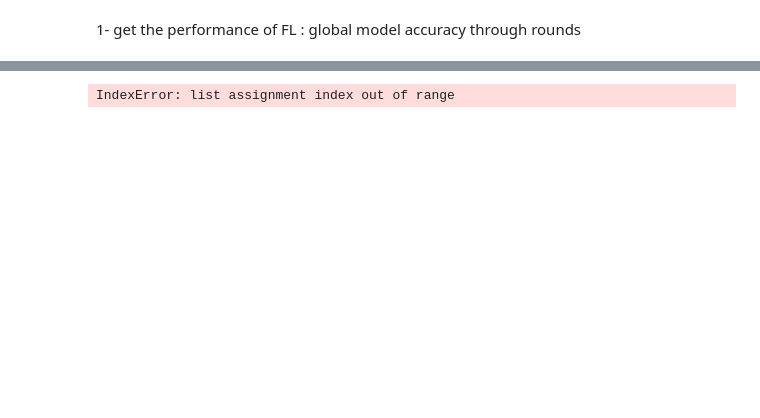
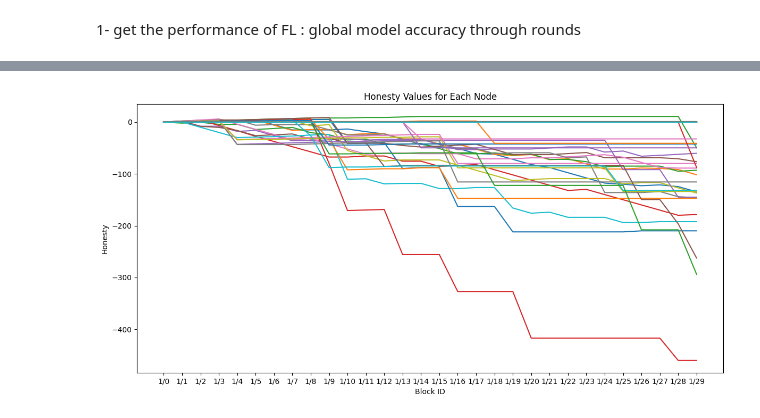
Before and after one commit to PFEWorkspace/code, a Jupyter notebook: scratch/subdir/utils/plot.ipynb, the cells around one changed output, grey strips where cells are left out. Drawn from its saved outputs; the diff is of its cells as text; code cells hidden in the pictures; blank space fills up the shorter version.

```diff
--- a/scratch/subdir/utils/plot.ipynb
+++ b/scratch/subdir/utils/plot.ipynb
@@ -140,37 +139,36 @@ Node 49: [0.0, 0.0, 0.0, 0.0, 0.0, 0.0, 0.0, 0.0, 0.0, 0.0, 0.0, 0.0, 1.0, 1.0,
 import matplotlib.pyplot as plt
 
 # Specify the node IDs you want to include on the plot
 # specific_node_ids = [11,17,38,37,77,95,86,97]  # Add the node IDs you want to display
 
 # Prepare data for plotting
 node_ids = sorted(honesty_values_dict.keys())
-for i in range(0, len(data)-1):
-    block_ids[i]= data.item
-# block_ids = [json_obj['BlockId'] for json_obj in data]
+
+block_ids = [json_obj['BlockId'] for json_obj in data]
 
 plt.figure(figsize=(12, 6))
 
 # Plot honesty values for each node
 for node_id in node_ids:
     honesty_values = honesty_values_dict[node_id]
     plt.plot(block_ids, honesty_values, label=f'Node {node_id}')
 
 plt.xlabel('Block ID')
 plt.ylabel('Honesty')
 plt.title('Honesty Values for Each Node')
 # plt.legend()
 # plt.xticks(rotation=45)
 
 # y_ticks = np.arange(-15, 11, 1)
 # y_tick_labels = [f'{tick:.0f}' for tick in y_ticks]
 # plt.yticks(y_ticks, y_tick_labels)
 # plt.yscale('logit')
 plt.tight_layout()
 
 # Show or save the plot
 plt.show()
 # %% [output]
-IndexError: list assignment index out of range
+[figure, added]
 # %%
 y = [-3, -2, -1, 0,1,2,3,4,5,6,7,8,9,10,11,12,13,14,15,16,17,18,19,20]
 y_ticks = [-30, -20,-10, 0,1,2,3,4,5,6,7,8,9,10,11,12,13,14,15,16,17,18,19,20]  # Custom y-axis tick values
```
Also changed, not shown: parts of 3 cells of this notebook, 14 other files.
